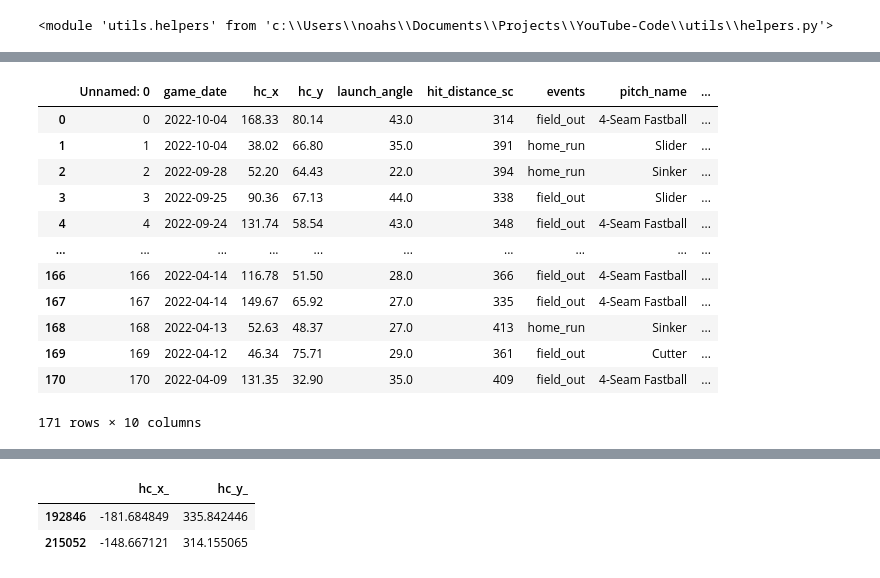
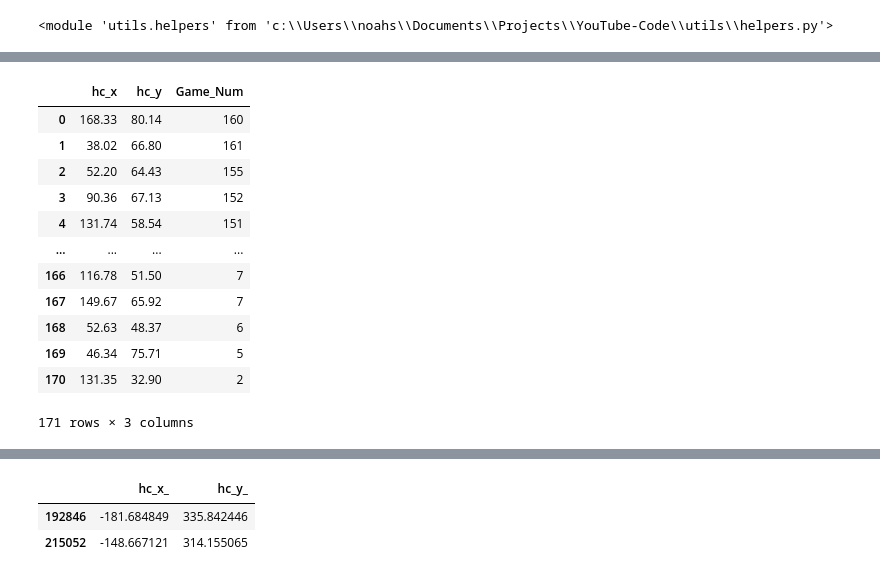
Before and after one commit to noahschwarzkopf/YouTube-Code, a Jupyter notebook: AaronJudge.ipynb, the cells around one changed output, grey strips where cells are left out. Cells and saved outputs as stored; diff of their text form; code cells hidden in the pictures.

```diff
--- a/AaronJudge.ipynb
+++ b/AaronJudge.ipynb
@@ -264,17 +362,17 @@ def judge_sched(team, mlb_sched, judge_game_map):
 # %%
-pd.read_csv('data/judge_hit_map.csv')
+pd.read_csv('data/judge_hit_map.csv')[['hc_x','hc_y','Game_Num']]
 # %% [output]
-|  | Unnamed: 0 | game_date | hc_x | hc_y | launch_angle | hit_distance_sc | events | pitch_name | ... |
-| 0 | 0 | 2022-10-04 | 168.33 | 80.14 | 43.0 | 314 | field_out | 4-Seam Fastball | ... |
-| 1 | 1 | 2022-10-04 | 38.02 | 66.80 | 35.0 | 391 | home_run | Slider | ... |
-| 2 | 2 | 2022-09-28 | 52.20 | 64.43 | 22.0 | 394 | home_run | Sinker | ... |
-| 3 | 3 | 2022-09-25 | 90.36 | 67.13 | 44.0 | 338 | field_out | Slider | ... |
-| 4 | 4 | 2022-09-24 | 131.74 | 58.54 | 43.0 | 348 | field_out | 4-Seam Fastball | ... |
-| ... | ... | ... | ... | ... | ... | ... | ... | ... | ... |
-| 166 | 166 | 2022-04-14 | 116.78 | 51.50 | 28.0 | 366 | field_out | 4-Seam Fastball | ... |
-| 167 | 167 | 2022-04-14 | 149.67 | 65.92 | 27.0 | 335 | field_out | 4-Seam Fastball | ... |
-| 168 | 168 | 2022-04-13 | 52.63 | 48.37 | 27.0 | 413 | home_run | Sinker | ... |
-| 169 | 169 | 2022-04-12 | 46.34 | 75.71 | 29.0 | 361 | field_out | Cutter | ... |
-| 170 | 170 | 2022-04-09 | 131.35 | 32.90 | 35.0 | 409 | field_out | 4-Seam Fastball | ... |
+|  | hc_x | hc_y | Game_Num |
+| 0 | 168.33 | 80.14 | 160 |
+| 1 | 38.02 | 66.80 | 161 |
+| 2 | 52.20 | 64.43 | 155 |
+| 3 | 90.36 | 67.13 | 152 |
+| 4 | 131.74 | 58.54 | 151 |
+| ... | ... | ... | ... |
+| 166 | 116.78 | 51.50 | 7 |
+| 167 | 149.67 | 65.92 | 7 |
+| 168 | 52.63 | 48.37 | 6 |
+| 169 | 46.34 | 75.71 | 5 |
+| 170 | 131.35 | 32.90 | 2 |
-171 rows × 10 columns
+171 rows × 3 columns
 # %%
```
Also changed, not shown: parts of 24 cells of this notebook, 2 other files.
